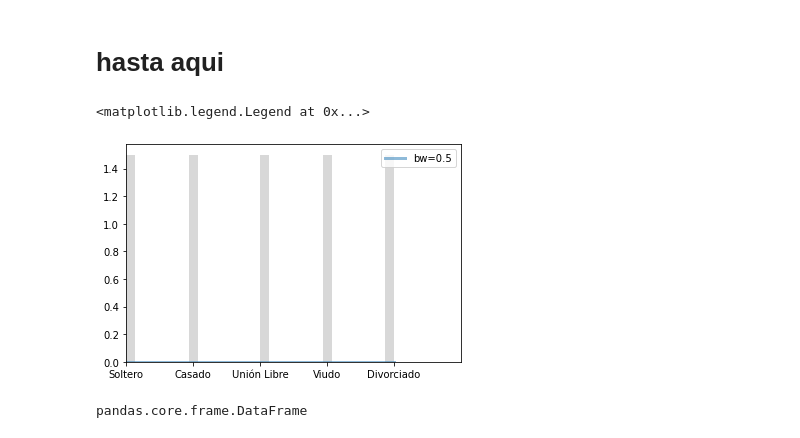
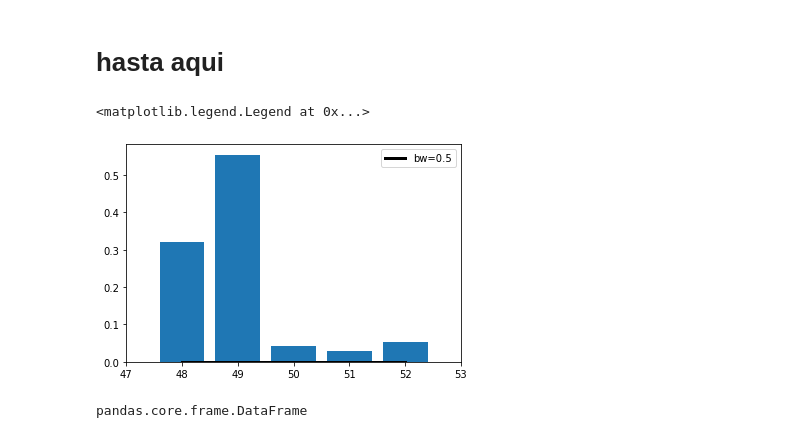
Before and after one commit to ariadnagalindom/Proyecto_GIMontoya_ADGalindo, a Jupyter notebook: CODIGO Ariadna.ipynb, the cells around one changed output. Cells and saved outputs as stored; diff of their text form; code cells hidden in the pictures.

Commit message:
kernel con sklearn

```diff
--- a/CODIGO Ariadna.ipynb
+++ b/CODIGO Ariadna.ipynb
@@ -248,19 +248,33 @@ plt.show()
 TypeError: loop of ufunc does not support argument 0 of type float which has no callable sqrt method
 # %% [markdown]
 # hasta aqui
+# %%
+from statsmodels.nonparametric.kernel_density import KDEMultivariate
+from statsmodels.nonparametric.kde import KDEUnivariate
+from sklearn.neighbors import KernelDensity
+
+#función KDE
+def kde_sklearn(x, x_grid, bandwidth=0.2, **kwargs):
+    """Kernel Density Estimation with Scikit-learn"""
+    kde_skl = KernelDensity(bandwidth=0.5, **kwargs)
+    kde_skl.fit(x[:, None])
+    # score_samples() returns the log-likelihood of the samples
+    log_pdf = kde_skl.score_samples(x_grid[:, None])
+    return np.exp(log_pdf)
 # %%
 # x=np.array(nac_civil.probabilidad,dtype=np.float64)
-x_grid=np.arange(5)
+x_grid=np.arange(48,53)
 
-ajuste=kde_sklearn(nac_civil.frecuencia, x_grid, bandwidth=0.2)
+ajuste=kde_sklearn(nac_civil.probabilidad, x_grid, bandwidth=.5)
 fig, ax = plt.subplots()
-ax.plot(x_grid, ajuste,label='bw=0.5', linewidth=3, alpha=0.5)
-ax.hist(nac_civil.index, 30, fc='gray', histtype='stepfilled', alpha=0.3, density=True)
-ax.set_xlim(0,5)
+
+ax.plot(x_grid, ajuste,label='bw=0.5', linewidth=3, alpha=1,color='k')
+ax.bar(nac_civil.index,nac_civil.probabilidad)#, label='Histograma de probabilidades')
+ax.set_xlim(47,53)
 ax.legend(loc='upper right')
 # %% [output]
 <matplotlib.legend.Legend at 0x...>
-[figure, old version]
+[figure, new version]
 # %%
 def kde_statsmodels_m(x, x_grid, bandwidth=0.2, **kwargs):
     """Multivariate Kernel Density Estimation with Statsmodels"""
```
Also changed, not shown: parts of 3 cells of this notebook.
